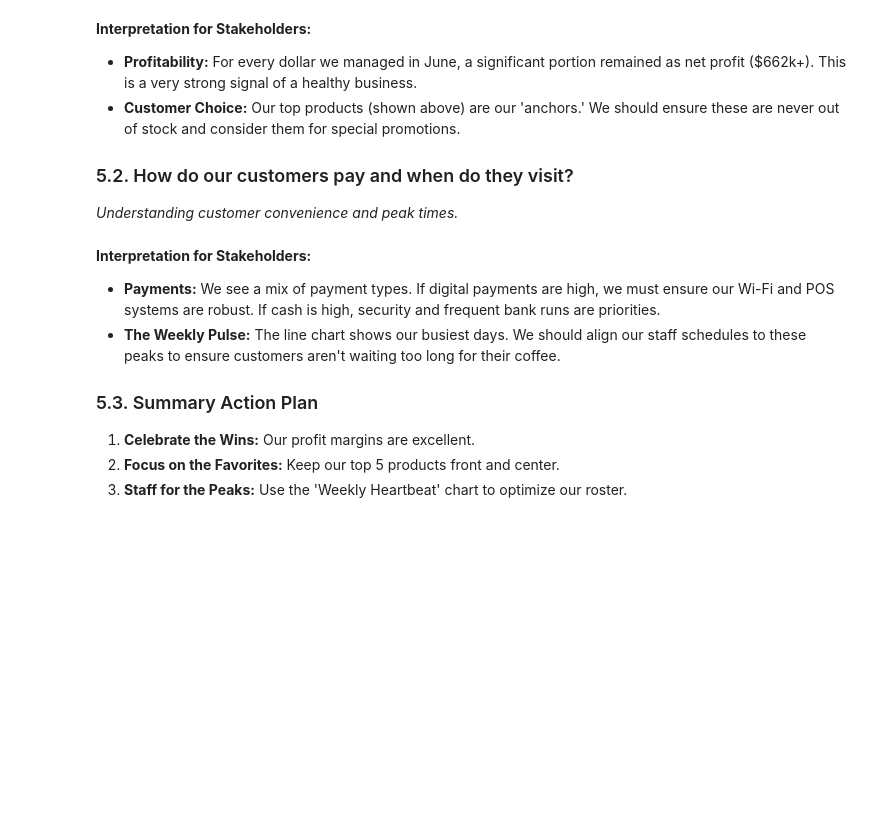
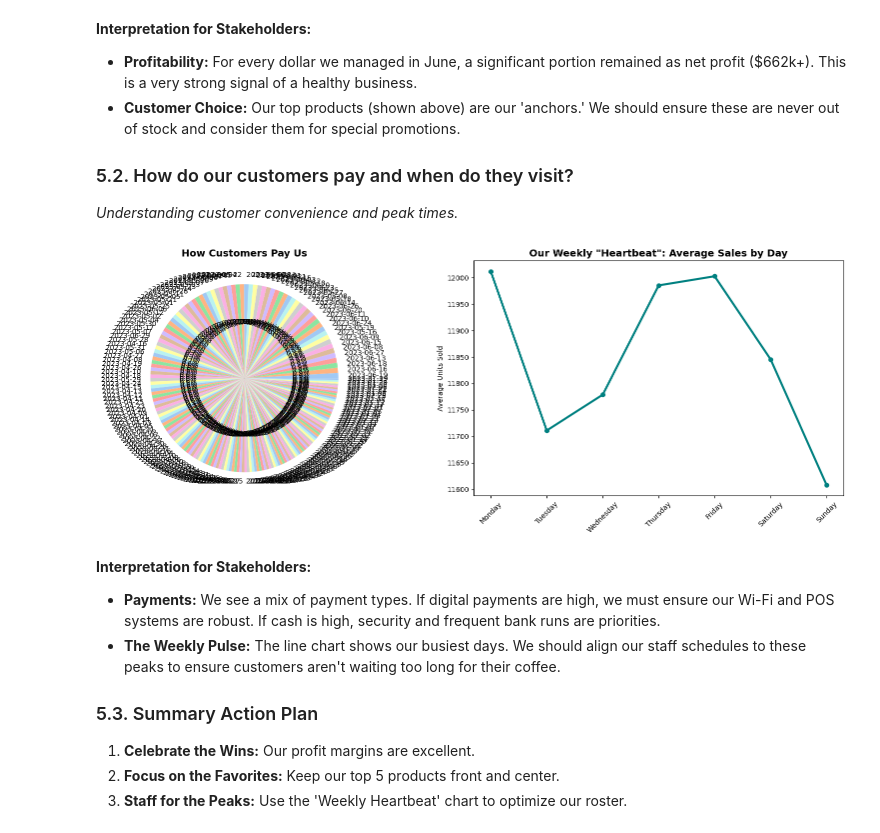
Before and after one commit to Awinmipalan/Analysis, a Jupyter notebook: Untitled23.ipynb, the cells around one changed output. Saved outputs shown, nothing was run; the diff lists cells and outputs as text; code cells hidden in the pictures; blank space fills up the shorter version.

```diff
--- a/Untitled23.ipynb
+++ b/Untitled23.ipynb
@@ -615,23 +569,29 @@ plt.show()
 # %%
 fig, (ax1, ax2) = plt.subplots(1, 2, figsize=(16, 6))
 
 # Payment Methods
-payment_counts = pos_df['Payment Type'].value_counts()
+# Using 'Payment Type' or fallback to identifying payment column
+payment_col = 'Payment Type' if 'Payment Type' in pos_df.columns else pos_df.columns[-1]
+payment_counts = pos_df[payment_col].value_counts()
 ax1.pie(payment_counts, labels=payment_counts.index, autopct='%1.1f%%', colors=sns.color_palette('pastel'))
 ax1.set_title('How Customers Pay Us', fontsize=14, fontweight='bold')
 
 # Weekly Sales Pulse
+pos_df['Order Date'] = pd.to_datetime(pos_df['transaction_date']).dt.date
+daily_sales = pos_df.groupby('Order Date')['transaction_qty'].sum().reset_index()
 daily_sales['Day'] = pd.to_datetime(daily_sales['Order Date']).dt.day_name()
 day_order = ['Monday', 'Tuesday', 'Wednesday', 'Thursday', 'Friday', 'Saturday', 'Sunday']
 weekly_pulse = daily_sales.groupby('Day')['transaction_qty'].mean().reindex(day_order)
 
 ax2.plot(weekly_pulse.index, weekly_pulse.values, marker='o', linestyle='-', color='teal', linewidth=3)
 ax2.set_title('Our Weekly "Heartbeat": Average Sales by Day', fontsize=14, fontweight='bold')
 ax2.set_ylabel('Average Units Sold')
 plt.xticks(rotation=45)
 
 plt.tight_layout()
 plt.show()
+# %% [output]
+[figure, added]
 # %% [markdown]
 **Interpretation for Stakeholders:**
 *   **Payments:** We see a mix of payment types. If digital payments are high, we must ensure our Wi-Fi and POS systems are robust. If cash is high, security and frequent bank runs are priorities.
```
Also changed, not shown: parts of 13 cells of this notebook.
